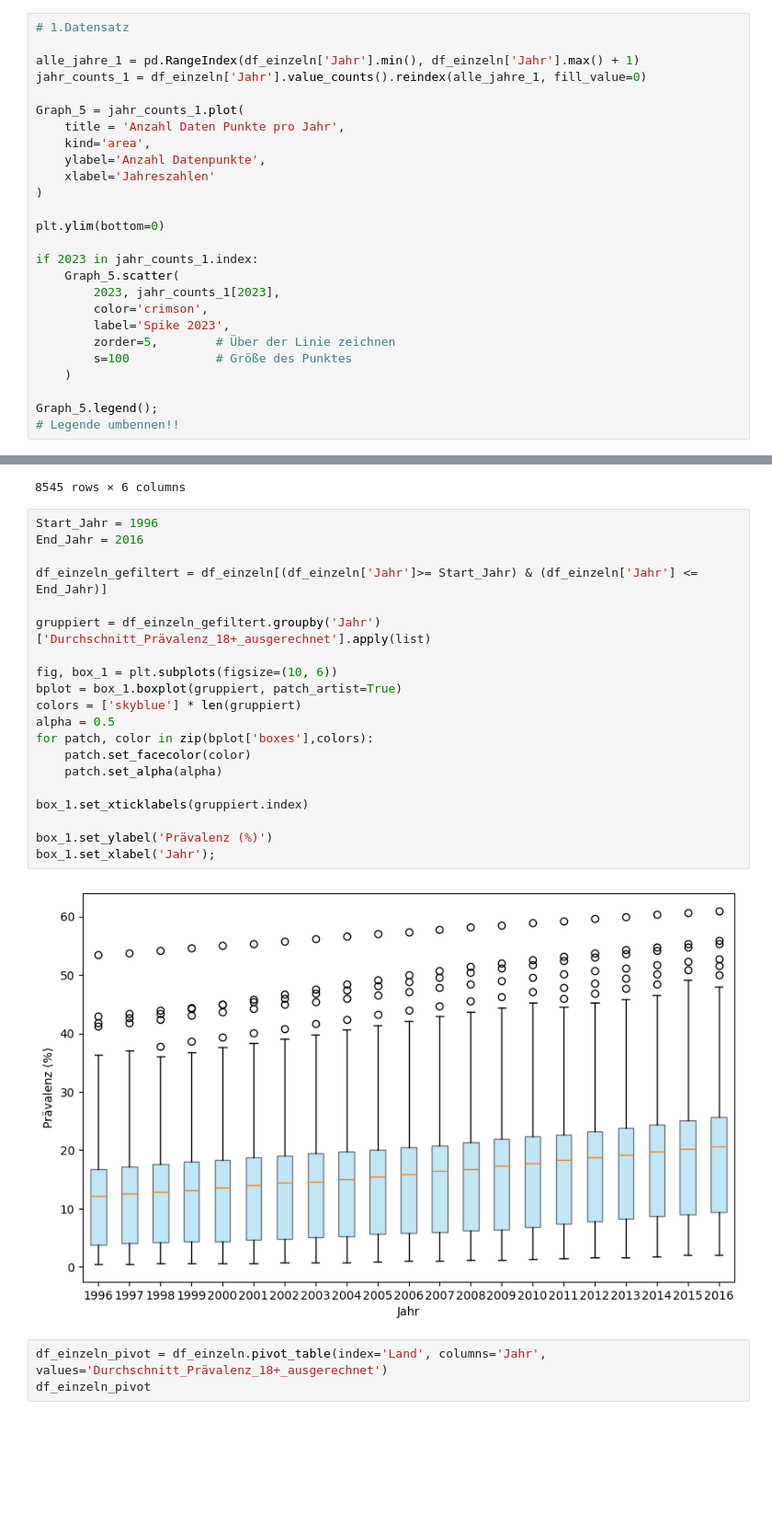
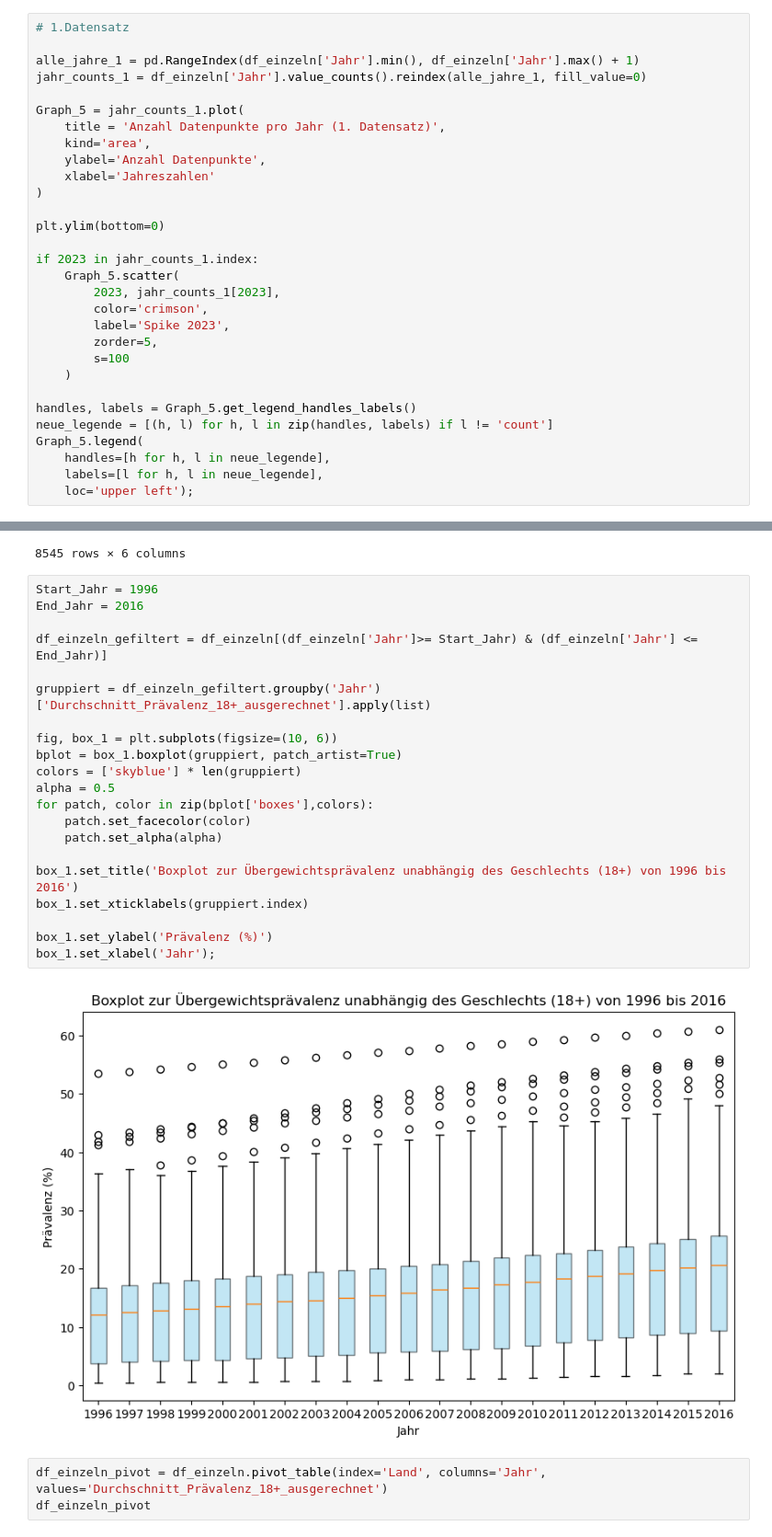
Before and after one commit to Hirnfresser/Leistungsnachweis_Phyton, a Jupyter notebook: Grundgerüst_Leistungsnachweis.ipynb, the cells around one changed output, grey strips where cells are left out. Shown at 92% size. Drawn from its saved outputs; the diff is of its cells as text; blank space fills up the shorter version.

```diff
--- a/Grundgerüst_Leistungsnachweis.ipynb
+++ b/Grundgerüst_Leistungsnachweis.ipynb
@@ -482,7 +489,7 @@ alle_jahre_1 = pd.RangeIndex(df_einzeln['Jahr'].min(), df_einzeln['Jahr'].max()
 jahr_counts_1 = df_einzeln['Jahr'].value_counts().reindex(alle_jahre_1, fill_value=0)
 
 Graph_5 = jahr_counts_1.plot(
-    title = 'Anzahl Daten Punkte pro Jahr',
+    title = 'Anzahl Datenpunkte pro Jahr (1. Datensatz)',
     kind='area',
     ylabel='Anzahl Datenpunkte',
     xlabel='Jahreszahlen'
@@ -495,10 +502,14 @@ if 2023 in jahr_counts_1.index:
         2023, jahr_counts_1[2023],
         color='crimson',
         label='Spike 2023',
-        zorder=5,        # Über der Linie zeichnen
-        s=100            # Größe des Punktes
+        zorder=5,
+        s=100
     )
 
-Graph_5.legend();
-# Legende umbennen!!
+handles, labels = Graph_5.get_legend_handles_labels()
+neue_legende = [(h, l) for h, l in zip(handles, labels) if l != 'count']
+Graph_5.legend(
+    handles=[h for h, l in neue_legende],
+    labels=[l for h, l in neue_legende],
+    loc='upper left');
 # %% [output]
@@ -801,25 +825,26 @@ df_einzeln
 # %%
 Start_Jahr = 1996
 End_Jahr = 2016
 
 df_einzeln_gefiltert = df_einzeln[(df_einzeln['Jahr']>= Start_Jahr) & (df_einzeln['Jahr'] <= End_Jahr)]
 
 gruppiert = df_einzeln_gefiltert.groupby('Jahr')['Durchschnitt_Prävalenz_18+_ausgerechnet'].apply(list)
 
 fig, box_1 = plt.subplots(figsize=(10, 6))
 bplot = box_1.boxplot(gruppiert, patch_artist=True)
 colors = ['skyblue'] * len(gruppiert)
 alpha = 0.5
 for patch, color in zip(bplot['boxes'],colors):
     patch.set_facecolor(color)
     patch.set_alpha(alpha)
 
+box_1.set_title('Boxplot zur Übergewichtsprävalenz unabhängig des Geschlechts (18+) von 1996 bis 2016')
 box_1.set_xticklabels(gruppiert.index)
 
 box_1.set_ylabel('Prävalenz (%)')
 box_1.set_xlabel('Jahr');
 # %% [output]
-[figure, old version]
+[figure, new version]
 # %%
 df_einzeln_pivot = df_einzeln.pivot_table(index='Land', columns='Jahr', values='Durchschnitt_Prävalenz_18+_ausgerechnet')
 df_einzeln_pivot
```
Also changed, not shown: parts of 26 cells of this notebook.
